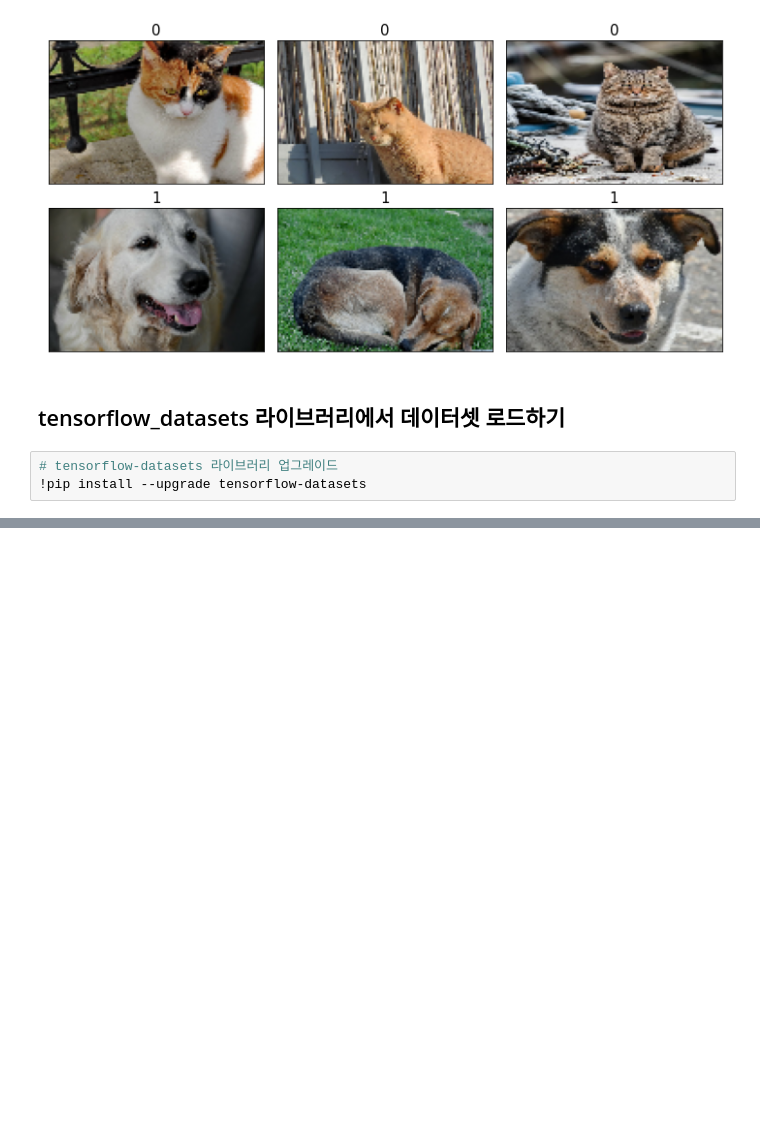
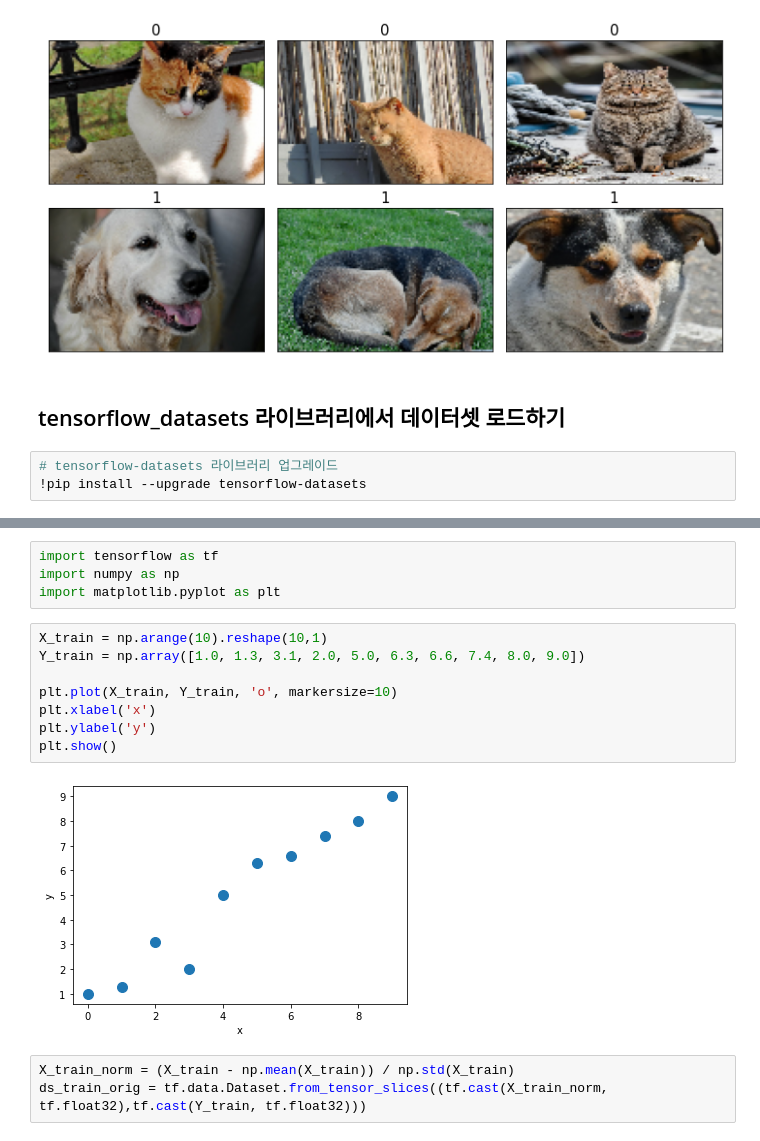
Before and after one commit to soyeong792/Machine-Learning-Basics, a Jupyter notebook: Tensorflow를_사용한_신경망_훈련_1.ipynb, the cells around one changed output, grey strips where cells are left out. Cells and saved outputs as stored; diff of their text form; blank space fills up the shorter version.

```diff
--- a/Tensorflow를_사용한_신경망_훈련_1.ipynb
+++ b/Tensorflow를_사용한_신경망_훈련_1.ipynb
@@ -314,0 +348,17 @@ plt.show()
+# %%
+import tensorflow as tf
+import numpy as np
+import matplotlib.pyplot as plt
+# %%
+X_train = np.arange(10).reshape(10,1)
+Y_train = np.array([1.0, 1.3, 3.1, 2.0, 5.0, 6.3, 6.6, 7.4, 8.0, 9.0])
+
+plt.plot(X_train, Y_train, 'o', markersize=10)
+plt.xlabel('x')
+plt.ylabel('y')
+plt.show()
+# %% [output]
+[figure, added]
+# %%
+X_train_norm = (X_train - np.mean(X_train)) / np.std(X_train)
+ds_train_orig = tf.data.Dataset.from_tensor_slices((tf.cast(X_train_norm, tf.float32),tf.cast(Y_train, tf.float32)))
```
Also changed, not shown: parts of 21 cells of this notebook.
